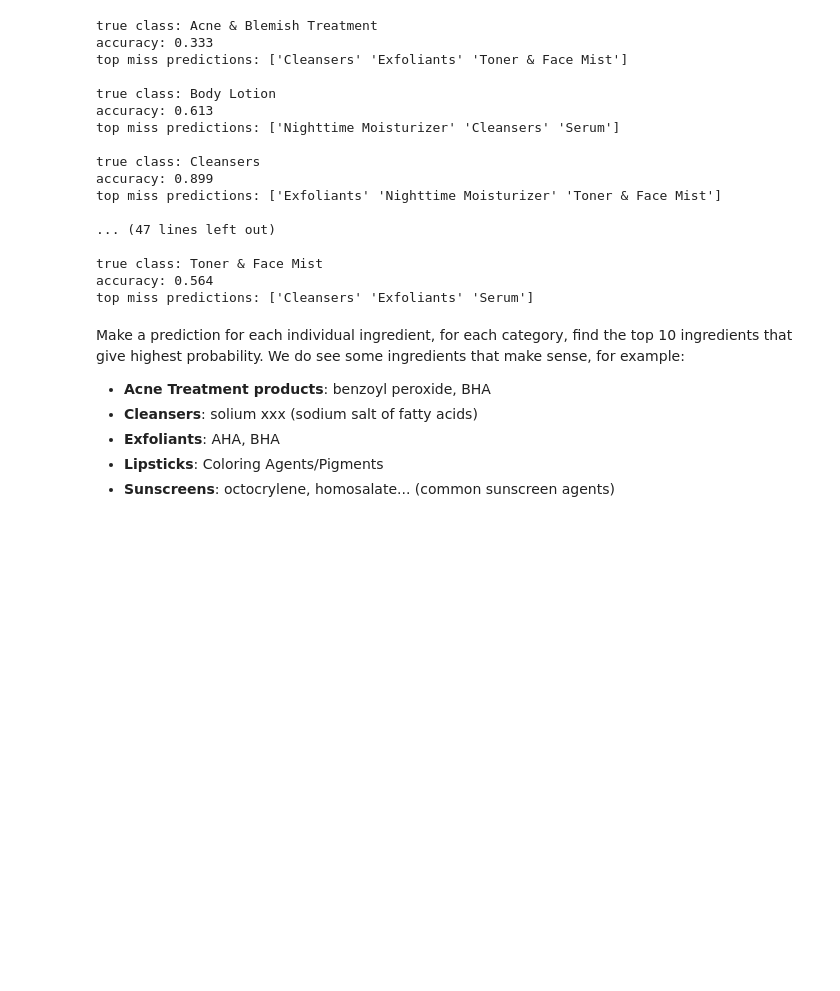
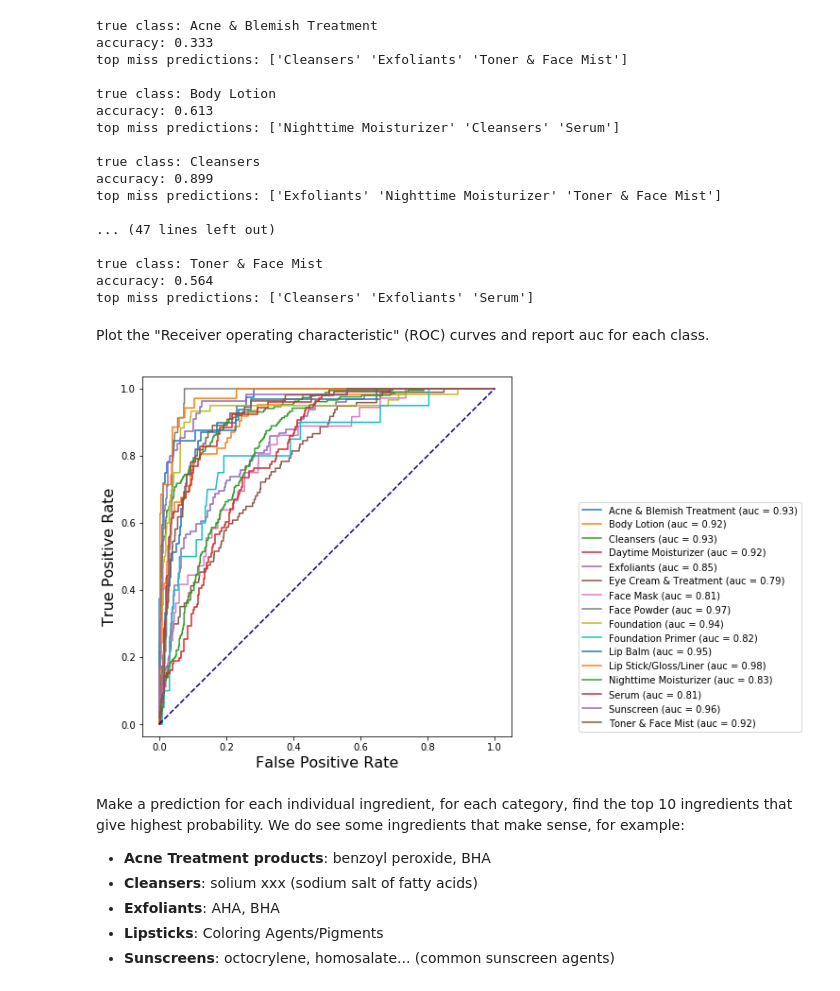
Before and after one commit to NoxMoon/inside_beauty, a Jupyter notebook: machine_learning/product_category_classification.ipynb, the cells around one changed output. Drawn from its saved outputs; the diff is of its cells as text; code cells hidden in the pictures; blank space fills up the shorter version.

```diff
--- a/machine_learning/product_category_classification.ipynb
+++ b/machine_learning/product_category_classification.ipynb
@@ -178,6 +178,12 @@ top miss predictions: ['Exfoliants' 'Nighttime Moisturizer' 'Toner & Face Mist']
 true class: Toner & Face Mist
 accuracy: 0.564
 top miss predictions: ['Cleansers' 'Exfoliants' 'Serum']
+# %% [markdown]
+Plot the "Receiver operating characteristic" (ROC) curves and report auc for each class.
+# %%
+auc_bNB = report_auc_by_class(y_test, y_test_pred_proba_bNB, mlb.classes_)
+# %% [output]
+[figure, added]
 # %% [markdown]
 Make a prediction for each individual ingredient, for each category, find the top 10 ingredients that give highest probability. We do see some ingredients that make sense, for example:
 
```
Also changed, not shown: parts of 11 cells of this notebook, 1 other file.
